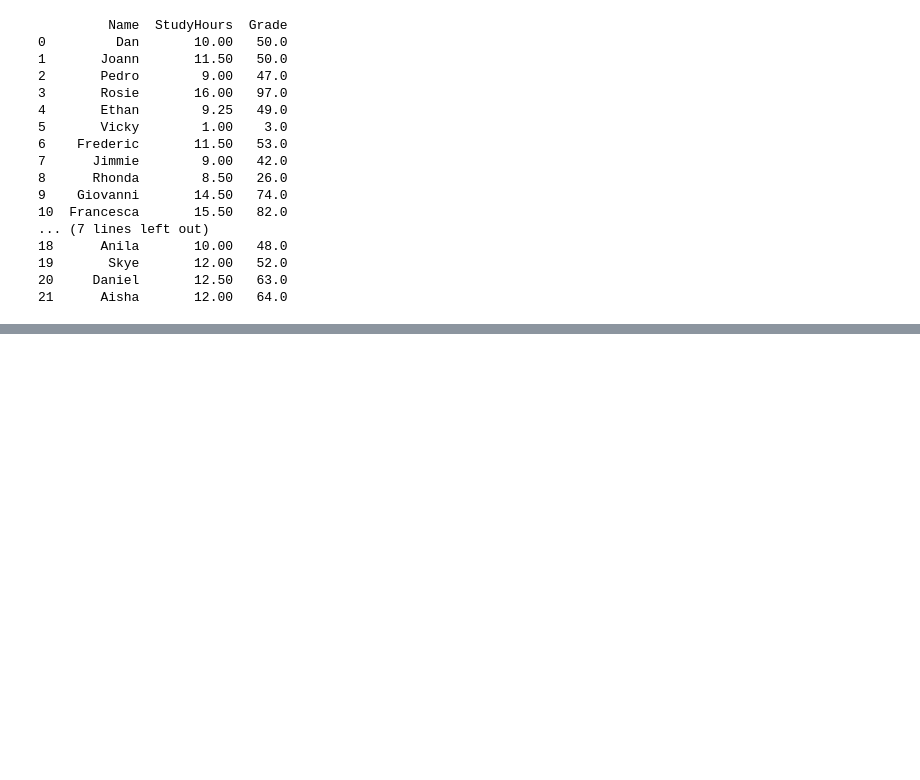
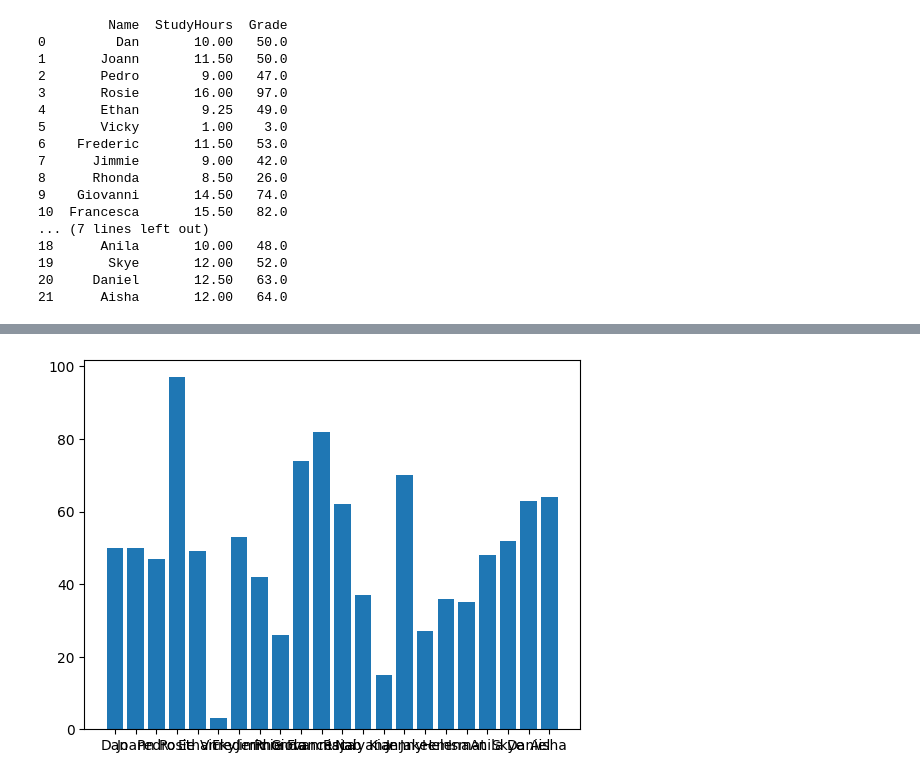
Before and after one commit to mrcdevv/DataCamp-courses, a Jupyter notebook: NumPy-Pandas-basics/main.ipynb, the cells around one changed output, grey strips where cells are left out. Drawn from its saved outputs; the diff is of its cells as text; code cells hidden in the pictures; blank space fills up the shorter version.

Commit message:
'Mes de Datos' Microsoft Challenge Colection - module 17 (almost finished)

```diff
--- a/NumPy-Pandas-basics/main.ipynb
+++ b/NumPy-Pandas-basics/main.ipynb
@@ -98,0 +182,4 @@ print(df_students)
+# %%
+!wget https://raw.githubusercontent.com/MicrosoftDocs/mslearn-introduction-to-machine-learning/main/Data/ml-basics/grades.csv
+df_students = pd.read_csv('grades.csv',delimiter=',',header='infer')
+df_students.head()
@@ -98,0 +246,3 @@ print(df_students)
+# %%
+df_students.StudyHours = df_students["StudyHours"].fillna(df_students.StudyHours.mean())
+print(df_students)
@@ -98,0 +270,3 @@ print(df_students)
+# %%
+df_students = df_students.dropna(axis = 0, how = 'any')
+print(df_students)
@@ -98,0 +334,6 @@ print(df_students)
+# %%
+results = pd.Series(df_students.Grade >= 60)
+
+df_students = pd.concat([df_students, results.rename("Pass")], axis = 1)
+
+print(df_students)
@@ -98,0 +366,13 @@ print(df_students)
+# %%
+# Ensure plots are displayed inline in the notebook
+%matplotlib inline
+
+from matplotlib import pyplot as plt
+
+# Create a bar plot of name vs grade
+plt.bar(x = df_students.Name, height = df_students.Grade)
+
+# Display the plot
+plt.show()
+# %% [output]
+[figure, added]
```
Also changed, not shown: parts of 58 cells of this notebook.
